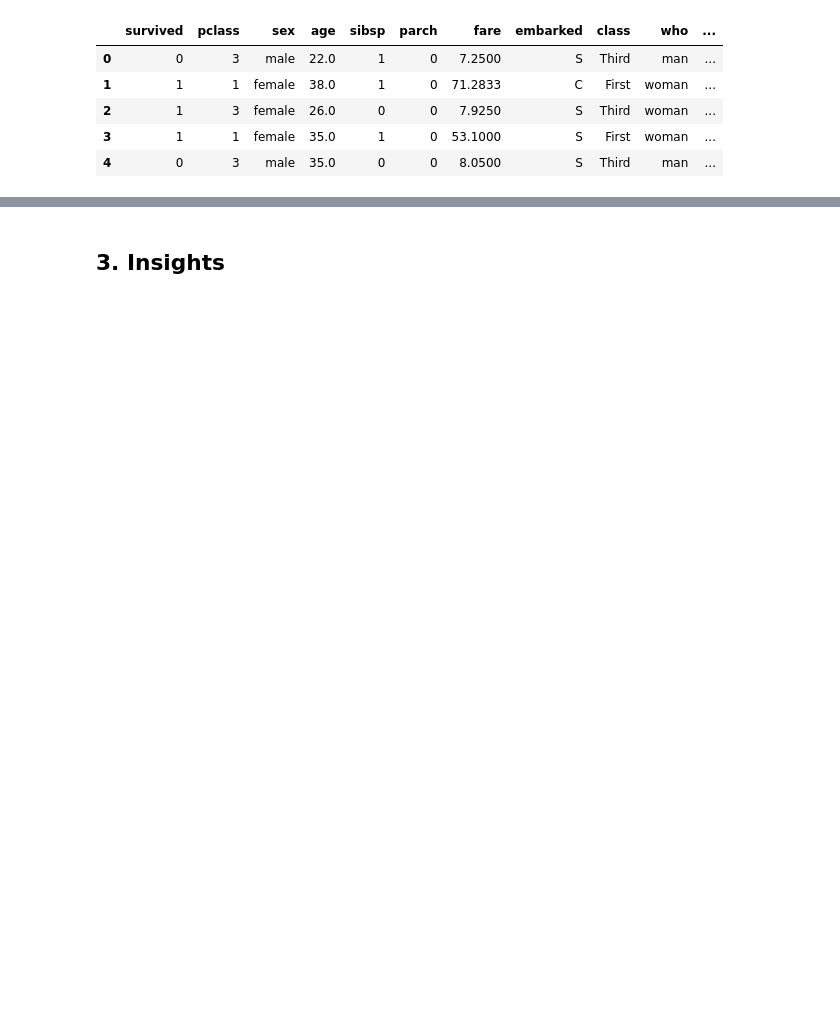
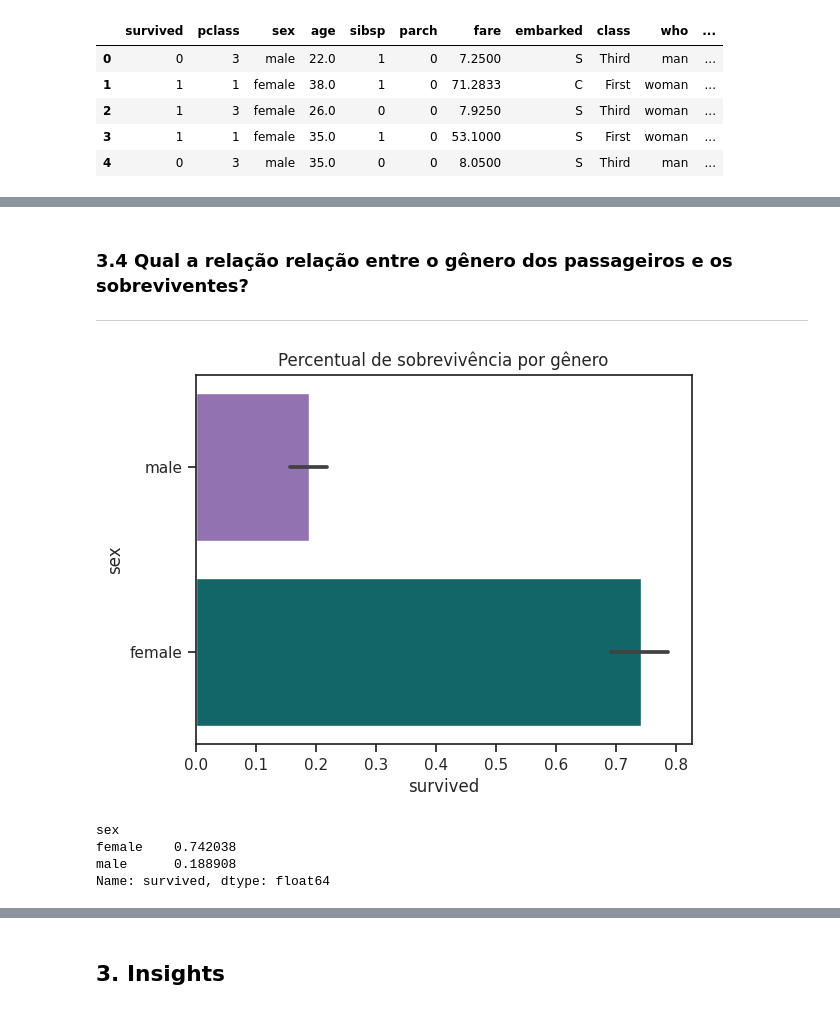
Before and after one commit to vincenzofadda/avanti-bootcamp-cdd, a Jupyter notebook: notebooks/01-exploratory_data_analysis.ipynb, the cells around one changed output, grey strips where cells are left out. Cells and saved outputs as stored; diff of their text form; code cells hidden in the pictures; blank space fills up the shorter version.

```diff
--- a/notebooks/01-exploratory_data_analysis.ipynb
+++ b/notebooks/01-exploratory_data_analysis.ipynb
@@ -19,0 +254,17 @@ display(df.head())
+# %% [markdown]
+### 3.4 Qual a relação relação entre o gênero dos passageiros e os sobreviventes?
+***
+# %%
+sns.barplot(data=df, x='survived', y='sex')
+plt.title('Percentual de sobrevivência por gênero')
+plt.show()
+# %% [output]
+[figure, added]
+# %%
+sex_survival = df.groupby('sex')['survived'].mean()
+print(sex_survival)
+# %% [output]
+sex
+female    0.742038
+male      0.188908
+Name: survived, dtype: float64
```
Also changed, not shown: parts of 49 cells of this notebook.
